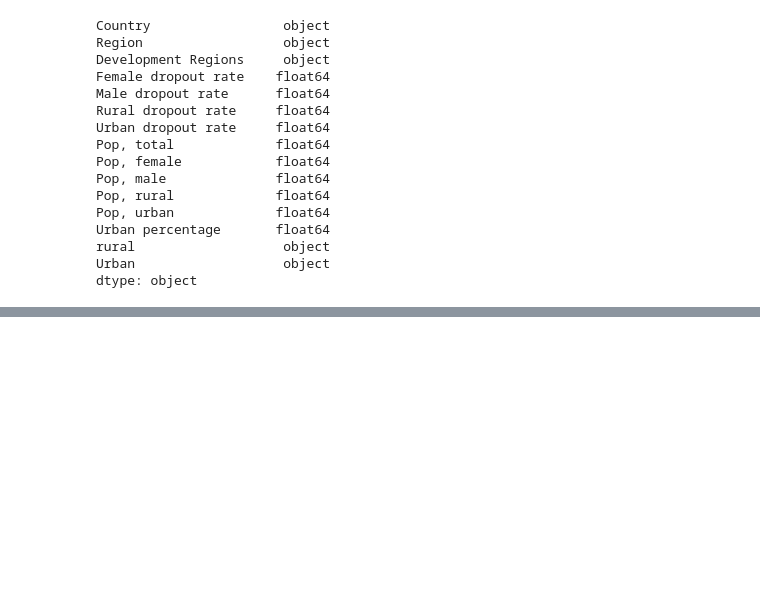
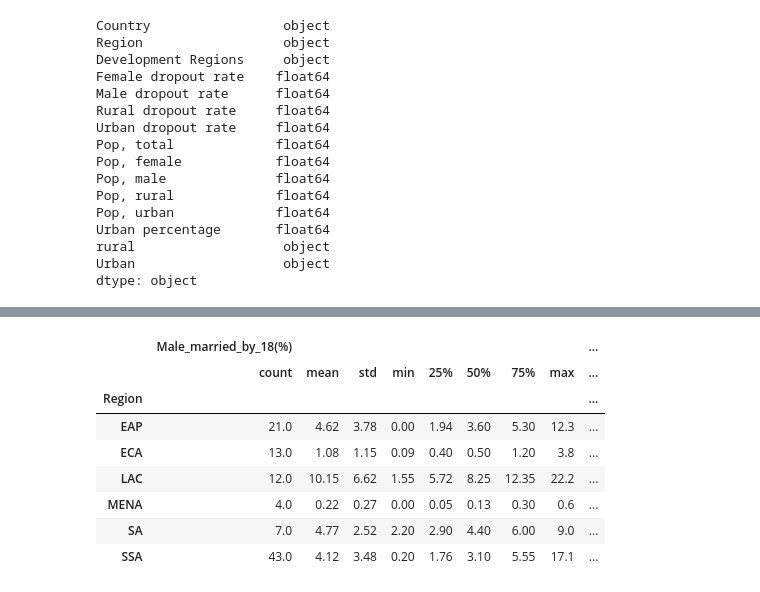
Before and after one commit to shimjide123/datman, a Jupyter notebook: PS2_Yu_Nong.ipynb, the cells around one changed output, grey strips where cells are left out. Saved outputs shown, nothing was run; the diff lists cells and outputs as text; code cells hidden in the pictures; blank space fills up the shorter version.

```diff
--- a/PS2_Yu_Nong.ipynb
+++ b/PS2_Yu_Nong.ipynb
@@ -264,0 +303,3 @@ dropout.info
+# %%
+merged1=mergedright[order]
+merged1.head(10)
@@ -264,0 +338,7 @@ dropout.info
+# %%
+merged1['Female_married_by_18(%)'] = pd.to_numeric(merged1['Female_married_by_18(%)'], errors='coerce')
+merged1['Female_married_by_15(%)'] = pd.to_numeric(merged1['Female_married_by_15(%)'], errors='coerce')
+# %%
+merged1['Male_married_by_18(%)'] = pd.to_numeric(merged1['Male_married_by_18(%)'], errors='coerce')
+# %%
+merged1.rename(columns={'rate of Female_married_by_15': 'Female_married_by_15(%)'}, inplace=True)
@@ -264,0 +365,12 @@ dropout.info
+# %%
+merged1.groupby(['Region'])[['Male_married_by_18(%)','Male dropout rate']].describe().round(2)
+# %% [output]
+|  | Male_married_by_18(%) |  |  |  |  |  |  |  | ... |
+|  | count | mean | std | min | 25% | 50% | 75% | max | ... |
+| Region |  |  |  |  |  |  |  |  | ... |
+| EAP | 21.0 | 4.62 | 3.78 | 0.00 | 1.94 | 3.60 | 5.30 | 12.3 | ... |
+| ECA | 13.0 | 1.08 | 1.15 | 0.09 | 0.40 | 0.50 | 1.20 | 3.8 | ... |
+| LAC | 12.0 | 10.15 | 6.62 | 1.55 | 5.72 | 8.25 | 12.35 | 22.2 | ... |
+| MENA | 4.0 | 0.22 | 0.27 | 0.00 | 0.05 | 0.13 | 0.30 | 0.6 | ... |
+| SA | 7.0 | 4.77 | 2.52 | 2.20 | 2.90 | 4.40 | 6.00 | 9.0 | ... |
+| SSA | 43.0 | 4.12 | 3.48 | 0.20 | 1.76 | 3.10 | 5.55 | 17.1 | ... |
```
Also changed, not shown: parts of 10 cells of this notebook.
